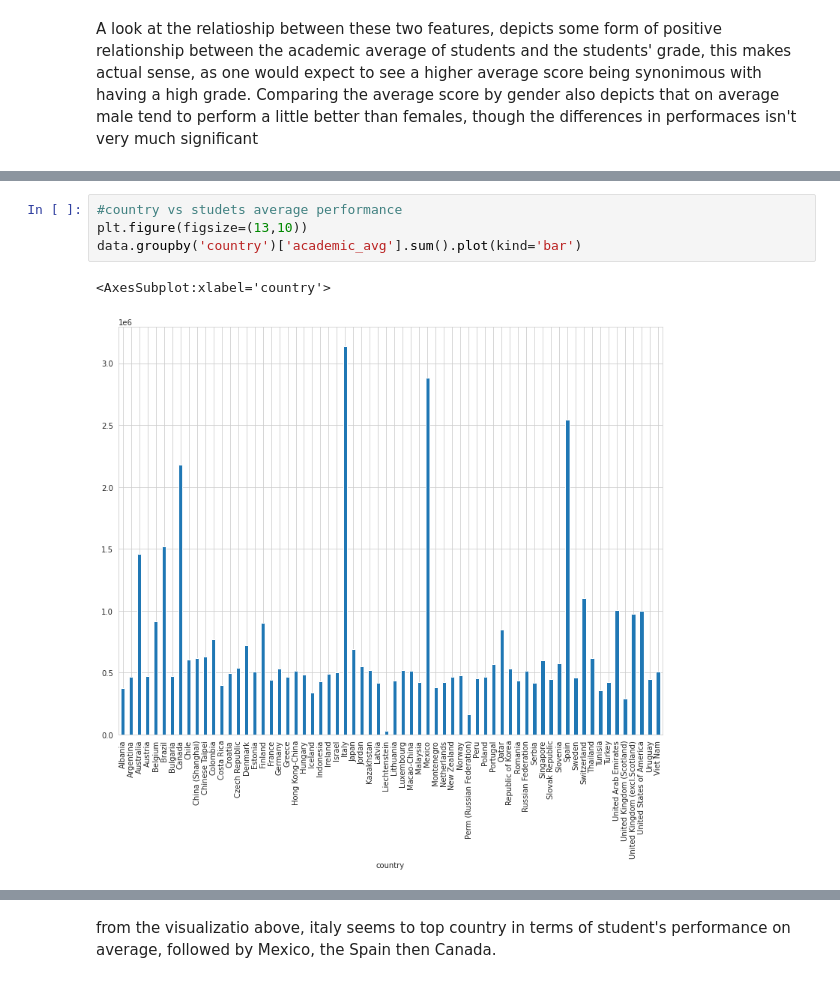
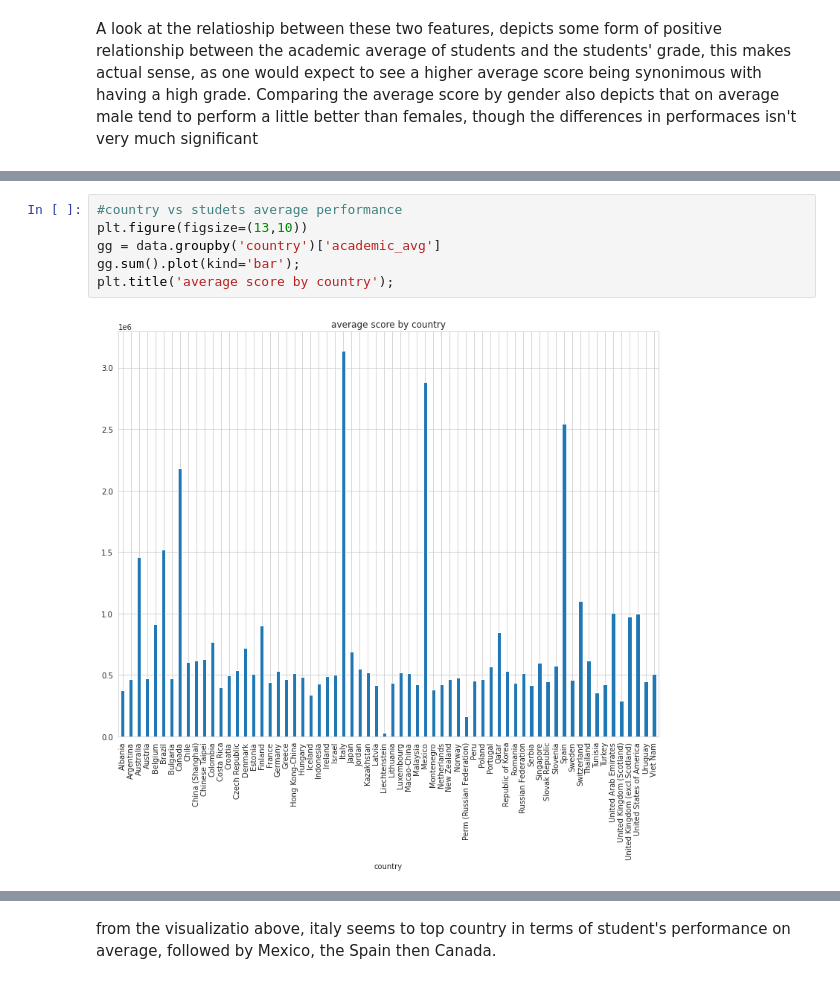
Before and after one commit to mandeebot/Pisa-Data-Analysis, a Jupyter notebook: main_pissa_data_analysis.ipynb, the cells around one changed output, grey strips where cells are left out. Drawn from its saved outputs; the diff is of its cells as text.

```diff
--- a/main_pissa_data_analysis.ipynb
+++ b/main_pissa_data_analysis.ipynb
@@ -362,7 +315,8 @@ Next we explore the avearge performance of student by the country.
 # %%
 #country vs studets average performance
 plt.figure(figsize=(13,10))
-data.groupby('country')['academic_avg'].sum().plot(kind='bar')
+gg = data.groupby('country')['academic_avg']
+gg.sum().plot(kind='bar');
+plt.title('average score by country');
 # %% [output]
-<AxesSubplot:xlabel='country'>
-[figure, old version]
+[figure, new version]
```
Also changed, not shown: parts of 25 cells of this notebook.
